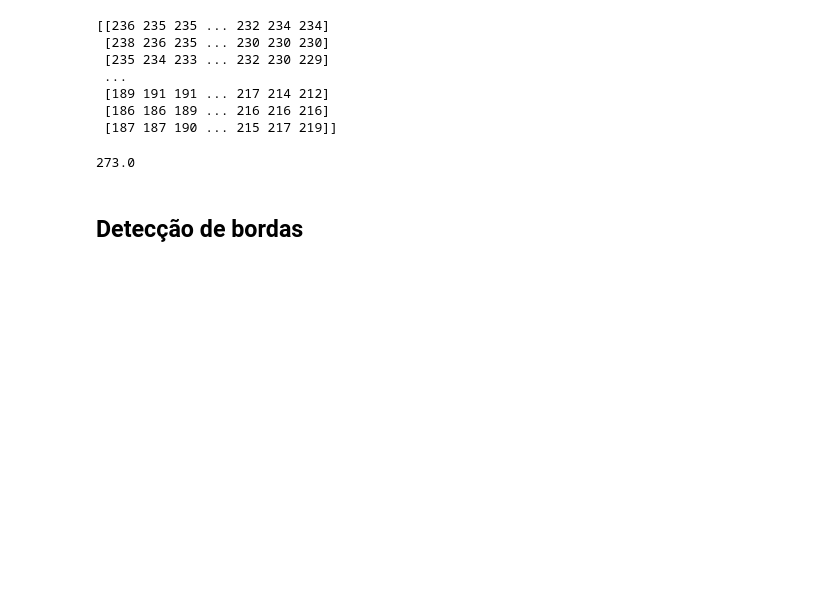
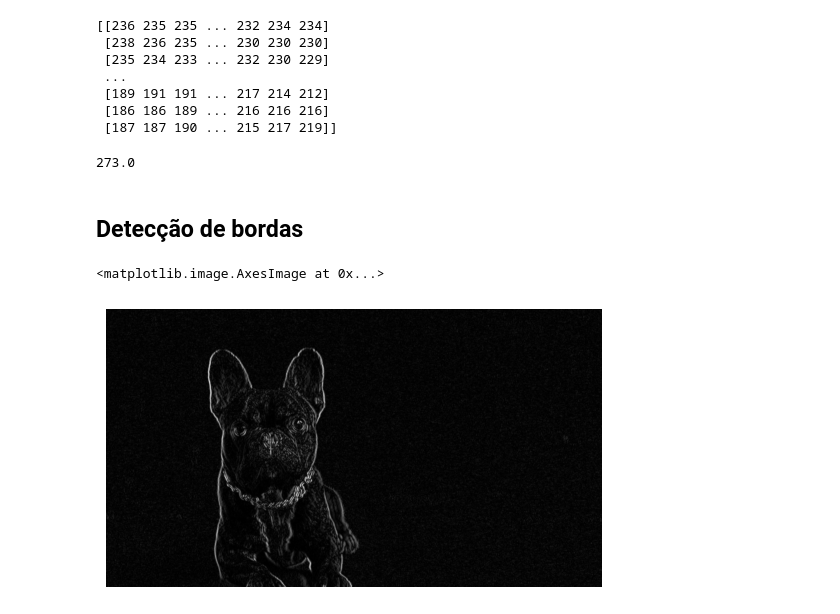
Before and after one commit to VictorGryca/drawing-turtle, a Jupyter notebook: principal.ipynb, the cells around one changed output. Saved outputs shown, nothing was run; the diff lists cells and outputs as text; code cells hidden in the pictures; blank space fills up the shorter version.

```diff
--- a/principal.ipynb
+++ b/principal.ipynb
@@ -141,6 +162,12 @@ scharrX_8bit = scharrX.astype(np.uint8)
 cv2.imshow('janela', scharrX_8bit)
 cv2.waitKey(0)
 cv2.destroyAllWindows()
+# %%
+plt.axis('off')
+plt.imshow(scharrX_8bit, cmap='gray')
+# %% [output]
+<matplotlib.image.AxesImage at 0x...>
+[figure, added]
 # %%
 #Scharr Y
 kernel4 = np.array([
```
Also changed, not shown: parts of 22 cells of this notebook.
